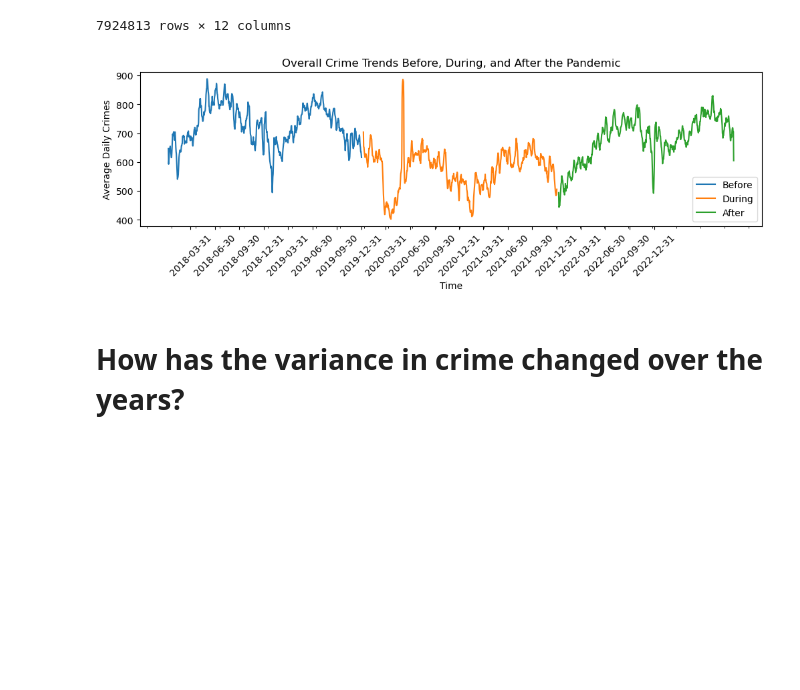
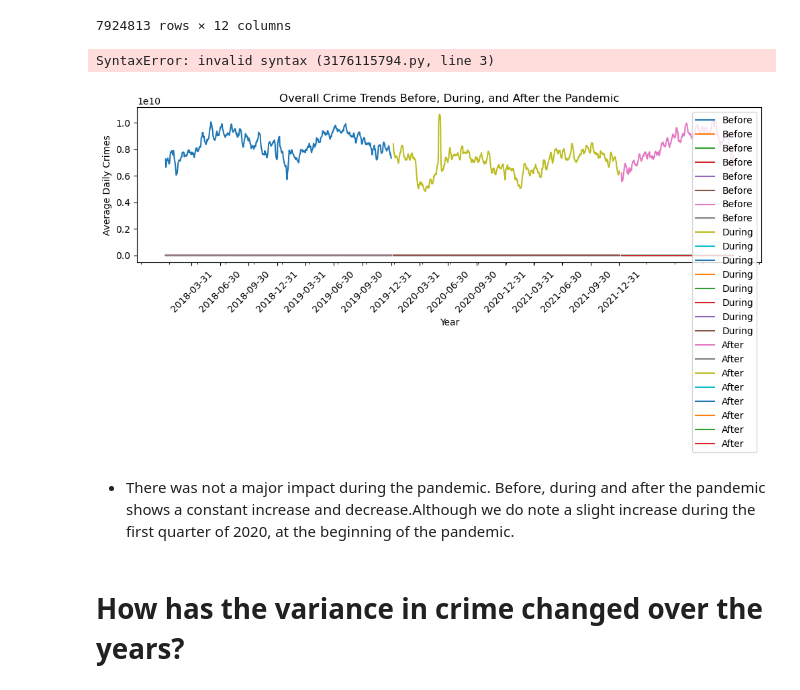
Before and after one commit to evelynmmartinez/preparing-chicago-crime-data, a Jupyter notebook: Project 4_Part 1.ipynb, the cells around one changed output. Drawn from its saved outputs; the diff is of its cells as text; code cells hidden in the pictures; blank space fills up the shorter version.

Commit message:
updated
added markdown cell to describe the visualizations.
resampled question 3.

```diff
--- a/Project 4_Part 1.ipynb
+++ b/Project 4_Part 1.ipynb
@@ -406,31 +406,35 @@ df_ts
 | 2023-10-24 00:00:00 | 13254517 | 10/24/2023 12:00:00 AM | OFFENSE INVOLVING CHILDREN | CHILD ABUSE | RESIDENCE | False | True | 1013 | ... |
 7924813 rows × 12 columns
 # %%
-df_ts = df_ts.resample('D').size()
+df_ts = df_ts.resample('D').sum()
 # %%
 before_pandemic = df_ts['2018':'2019']
 during_pandemic = df_ts['2020':'2021']
-after_pandemic = df_ts['2022':'2023']
+after_pandemic = df_ts['2022';'2023']
+# %% [output]
+SyntaxError: invalid syntax (3176115794.py, line 3)
 # %%
 import matplotlib.pyplot as plt
 
 window_size = 7
 plt.figure(figsize=(12,3))
 
 for period, label in zip([before_pandemic, during_pandemic, after_pandemic], ['Before', 'During', 'After']):
     rolling_mean = period.rolling(window=window_size).mean()
     plt.plot(rolling_mean, label=label)
 
-plt.xticks(pd.date_range(start='2018', end='2023', freq='Q'), rotation=45)
+plt.xticks(pd.date_range(start='2018', end='2022', freq='Q'), rotation=45)
 plt.gca().xaxis.set_minor_locator(plt.MultipleLocator(90))
 
 plt.title('Overall Crime Trends Before, During, and After the Pandemic')
-plt.xlabel('Time')
+plt.xlabel('Year')
 plt.ylabel('Average Daily Crimes')
 plt.legend()
 plt.show();
 # %% [output]
-[figure, old version]
+[figure, new version]
+# %% [markdown]
+- There was not a major impact during the pandemic. Before, during and after the pandemic shows a constant increase and decrease.Although we do note a slight increase during the first quarter of 2020, at the beginning of the pandemic.
 # %% [markdown]
 # How has the variance in crime changed over the years?
 # %%
```
Also changed, not shown: parts of 10 cells of this notebook.
